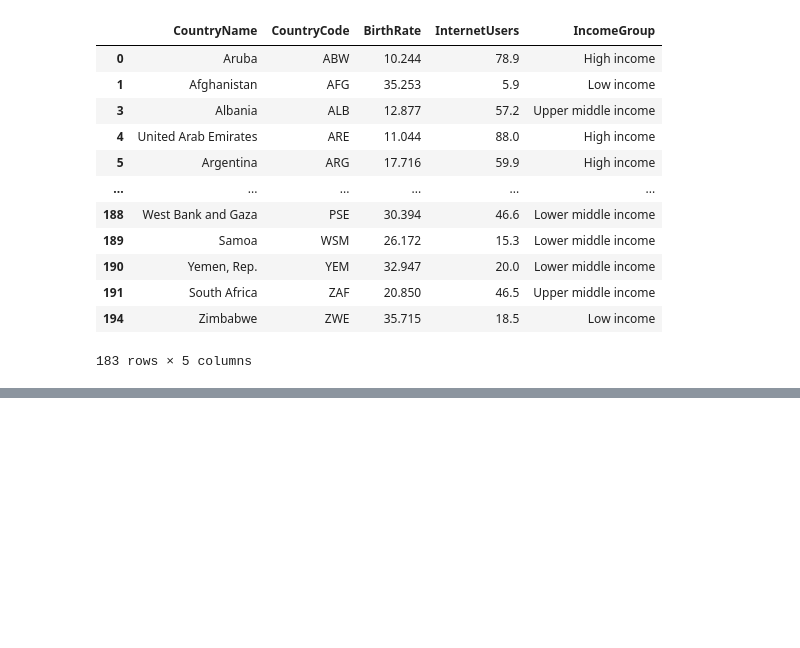
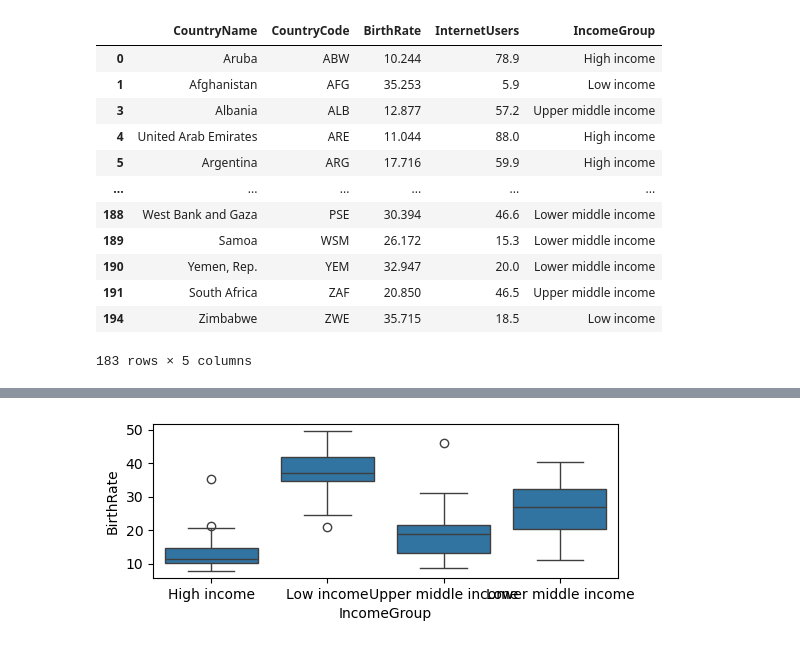
Before and after one commit to bharadwazai/nit_fsds, a Jupyter notebook: gdp analysis.ipynb, the cells around one changed output, grey strips where cells are left out. Cells and saved outputs as stored; diff of their text form; code cells hidden in the pictures; blank space fills up the shorter version.

```diff
--- a/gdp analysis.ipynb
+++ b/gdp analysis.ipynb
@@ -400,0 +476,5 @@ df[df.BirthRate<40]
+# %%
+vis4=sns.boxplot(data = df, x='IncomeGroup', y = 'BirthRate')
+plt.show(vs1)
+# %% [output]
+[figure, added]
```
Also changed, not shown: parts of 11 cells of this notebook.
